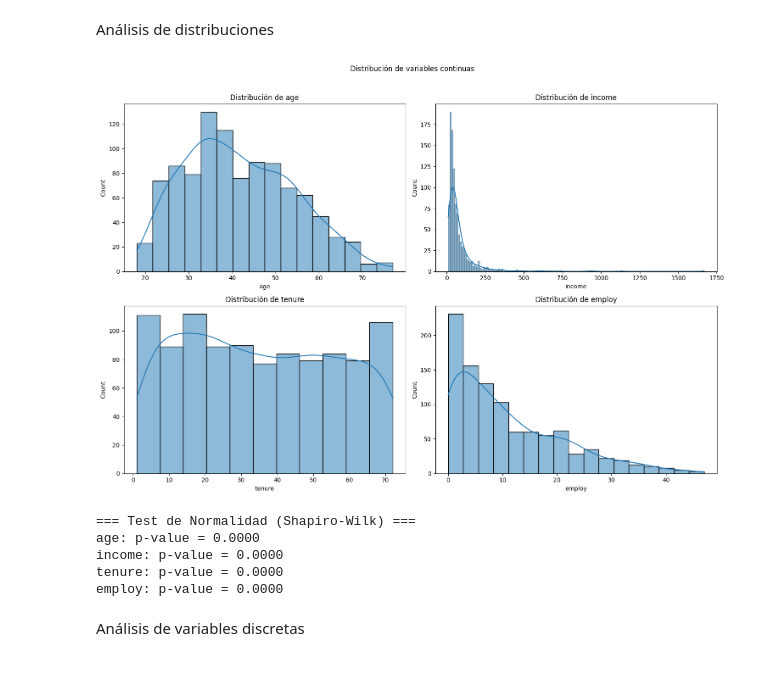
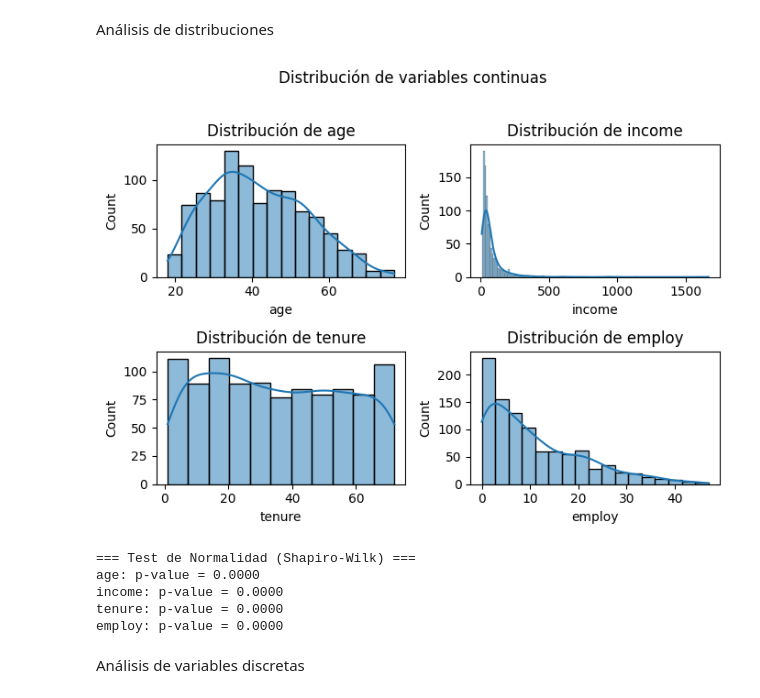
Before and after one commit to AI-School-F5-P3/ml_refuerzo_ema, a Jupyter notebook: notebook/eda_completo.ipynb, the cells around one changed output. Drawn from its saved outputs; the diff is of its cells as text; code cells hidden in the pictures; blank space fills up the shorter version.

```diff
--- a/notebook/eda_completo.ipynb
+++ b/notebook/eda_completo.ipynb
@@ -108,28 +117,28 @@ Análisis de distribuciones
 # %%
 def analyze_distributions(df):
     # Variables continuas
     continuous_cols = ['age', 'income', 'tenure', 'employ']
 
-    plt.figure(figsize=(15, 10))
+    plt.figure(figsize=(7, 5))
     plt.suptitle("Distribución de variables continuas", y=1.02)
 
     for i, column in enumerate(continuous_cols, 1):
         plt.subplot(2, 2, i)
         sns.histplot(df[column], kde=True)
         plt.title(f'Distribución de {column}')
 
     plt.tight_layout()
     plt.show()
 
     # Test de normalidad para variables continuas
     print("\n=== Test de Normalidad (Shapiro-Wilk) ===")
     for column in continuous_cols:
         stat, p_value = stats.shapiro(df[column])
         print(f"{column}: p-value = {p_value:.4f}")
 
 analyze_distributions(df)
 # %% [output]
-[figure, old version]
+[figure, new version]
 === Test de Normalidad (Shapiro-Wilk) ===
 age: p-value = 0.0000
 income: p-value = 0.0000
```
Also changed, not shown: parts of 8 cells of this notebook, 2 other files.
